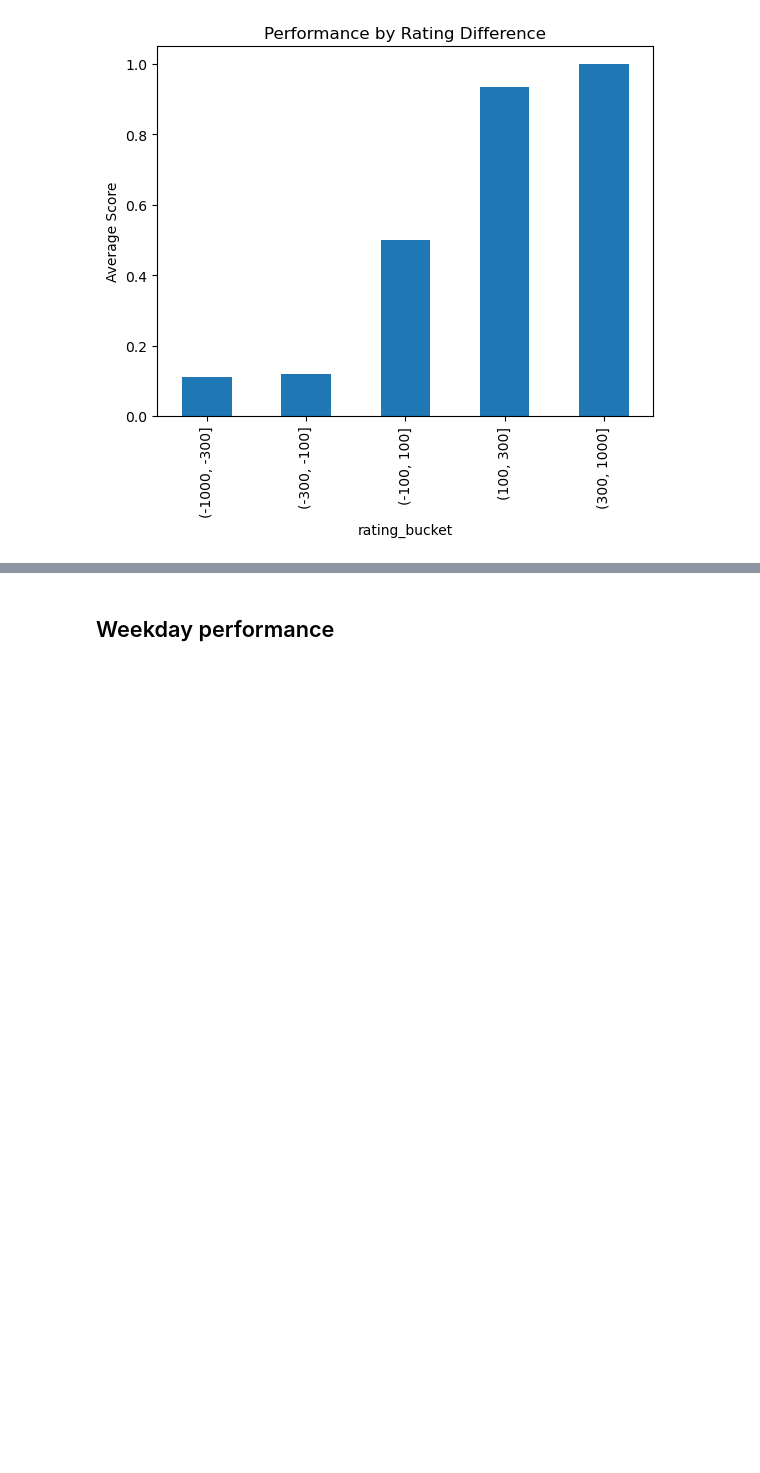
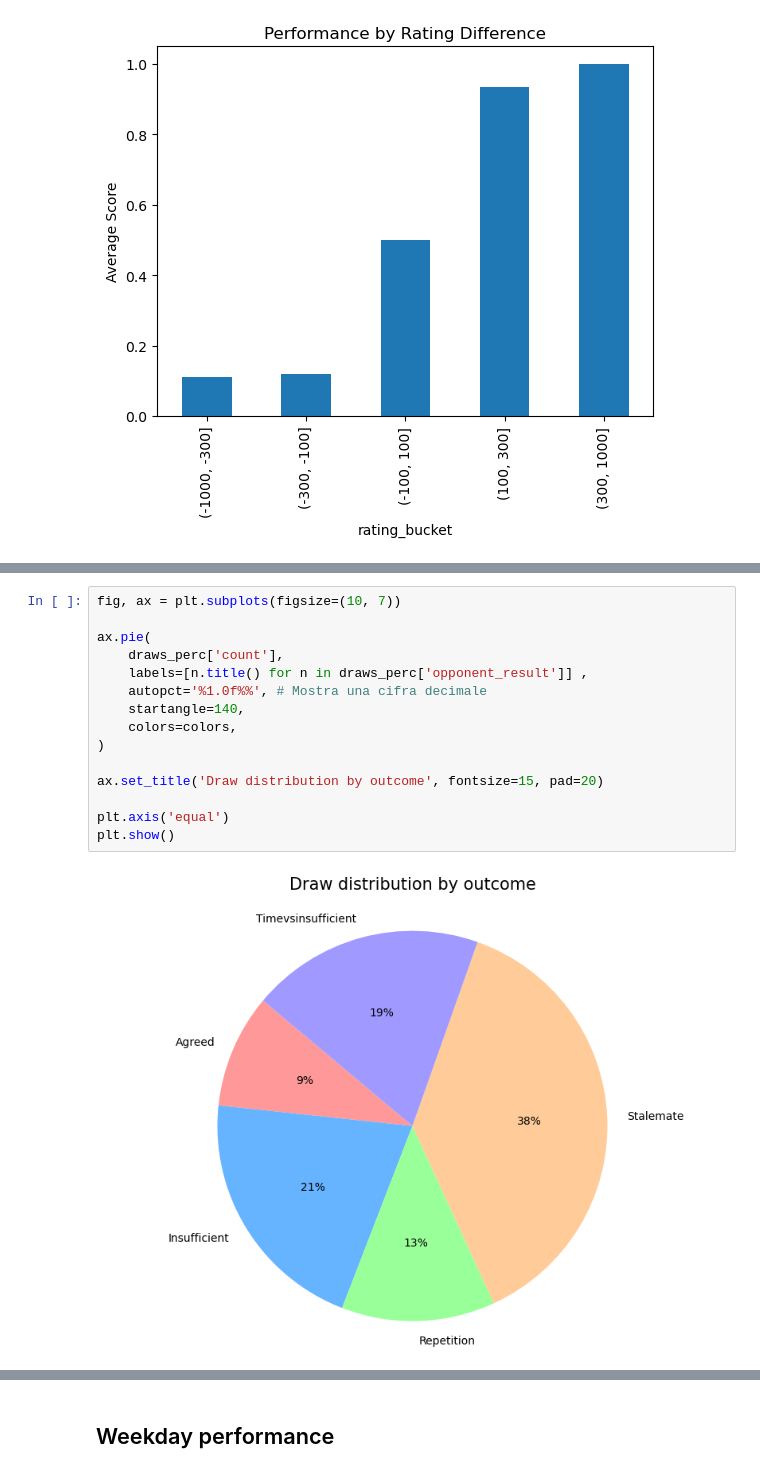
Before and after one commit to elmurie/chesscom-personal-analysis, a Jupyter notebook: notebooks/03_exploratory_analysis.ipynb, the cells around one changed output, grey strips where cells are left out. Saved outputs shown, nothing was run; the diff lists cells and outputs as text; blank space fills up the shorter version.

```diff
--- a/notebooks/03_exploratory_analysis.ipynb
+++ b/notebooks/03_exploratory_analysis.ipynb
@@ -546,0 +592,17 @@ plt.show()
+# %%
+fig, ax = plt.subplots(figsize=(10, 7))
+
+ax.pie(
+    draws_perc['count'],
+    labels=[n.title() for n in draws_perc['opponent_result']] ,
+    autopct='%1.0f%%', # Mostra una cifra decimale
+    startangle=140,
+    colors=colors,
+)
+
+ax.set_title('Draw distribution by outcome', fontsize=15, pad=20)
+
+plt.axis('equal')
+plt.show()
+# %% [output]
+[figure, added]
```
Also changed, not shown: parts of 11 cells of this notebook, 19 other files.
